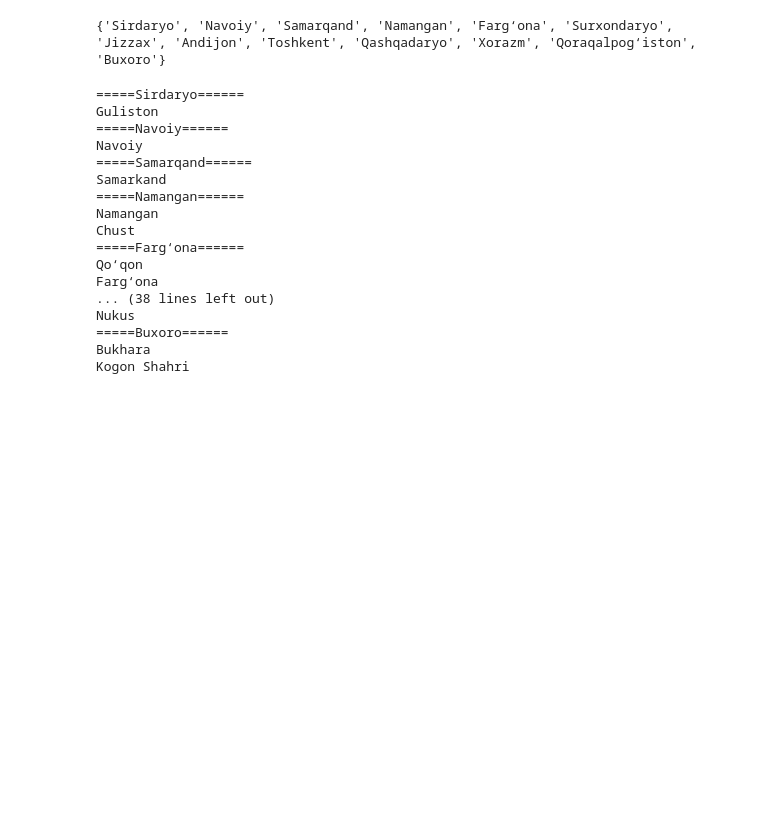
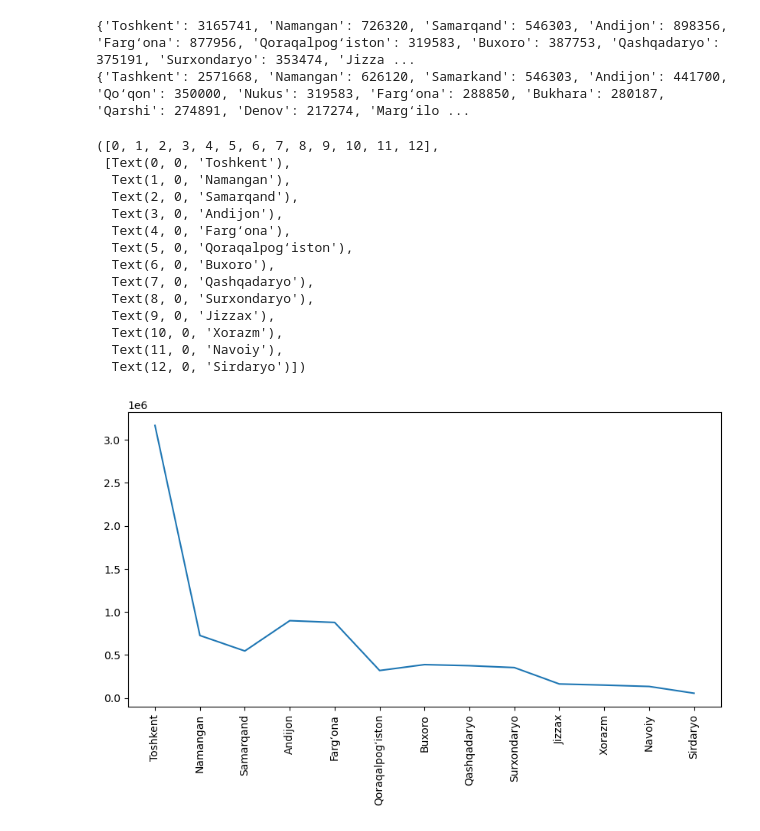
Before and after one commit to Rizo11/ai_naxalov, a Jupyter notebook: vis/pop_vis/uz_pop.ipynb, the cells around one changed output. Saved outputs shown, nothing was run; the diff lists cells and outputs as text; code cells hidden in the pictures; blank space fills up the shorter version.

```diff
--- a/vis/pop_vis/uz_pop.ipynb
+++ b/vis/pop_vis/uz_pop.ipynb
@@ -21,32 +17,41 @@ uz_pop = json.loads(data)
-# %%
-regions = set()
-for city in uz_pop:
-    regions.add(city["admin_name"])
-
-print(regions)
-# %% [output]
-{'Sirdaryo', 'Navoiy', 'Samarqand', 'Namangan', 'Farg‘ona', 'Surxondaryo', 'Jizzax', 'Andijon', 'Toshkent', 'Qashqadaryo', 'Xorazm', 'Qoraqalpog‘iston', 'Buxoro'}
-# %%
-for region in regions:
-    print(f"====={region}======")
-    for city in uz_pop:
-        if city["admin_name"] == region:
-            print(city["city"])
-# %% [output]
-=====Sirdaryo======
-Guliston
-=====Navoiy======
-Navoiy
-=====Samarqand======
-Samarkand
-=====Namangan======
-Namangan
-Chust
-=====Farg‘ona======
-Qo‘qon
-Farg‘ona
-... (38 lines left out)
-Nukus
-=====Buxoro======
-Bukhara
-Kogon Shahri
+# %%
+regions = {}
+cities = {}
+for city in uz_pop:
+    if city["population"] == '':
+        continue
+    if city["admin_name"] in regions:
+        regions[city["admin_name"]] += int(city["population"])
+    else:
+        regions[city["admin_name"]] = int(city["population"])
+
+    if city["city"] in uz_pop:
+        cities[city["city"]] += int(city["population"])
+    else:
+        cities[city["city"]] = int(city["population"])
+
+print(regions)
+print(cities)
+# %% [output]
+{'Toshkent': 3165741, 'Namangan': 726320, 'Samarqand': 546303, 'Andijon': 898356, 'Farg‘ona': 877956, 'Qoraqalpog‘iston': 319583, 'Buxoro': 387753, 'Qashqadaryo': 375191, 'Surxondaryo': 353474, 'Jizza ...
+{'Tashkent': 2571668, 'Namangan': 626120, 'Samarkand': 546303, 'Andijon': 441700, 'Qo‘qon': 350000, 'Nukus': 319583, 'Farg‘ona': 288850, 'Bukhara': 280187, 'Qarshi': 274891, 'Denov': 217274, 'Marg‘ilo ...
+# %%
+plt.figure(figsize=(10, 5))
+plt.plot(list(regions.keys()), list(regions.values()))
+plt.xticks(rotation='vertical')
+# %% [output]
+([0, 1, 2, 3, 4, 5, 6, 7, 8, 9, 10, 11, 12],
+ [Text(0, 0, 'Toshkent'),
+  Text(1, 0, 'Namangan'),
+  Text(2, 0, 'Samarqand'),
+  Text(3, 0, 'Andijon'),
+  Text(4, 0, 'Farg‘ona'),
+  Text(5, 0, 'Qoraqalpog‘iston'),
+  Text(6, 0, 'Buxoro'),
+  Text(7, 0, 'Qashqadaryo'),
+  Text(8, 0, 'Surxondaryo'),
+  Text(9, 0, 'Jizzax'),
+  Text(10, 0, 'Xorazm'),
+  Text(11, 0, 'Navoiy'),
+  Text(12, 0, 'Sirdaryo')])
+[figure, added]
```
Also changed, not shown: parts of 3 cells of this notebook, 16 other files.
